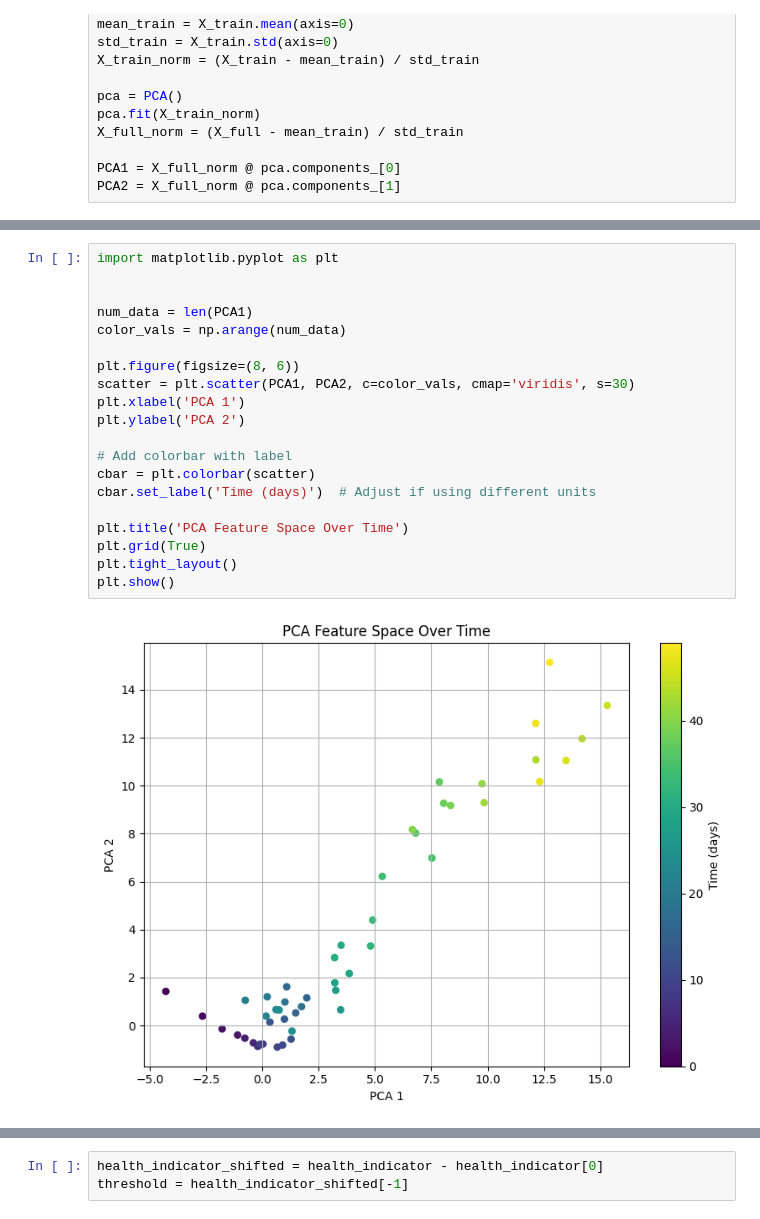
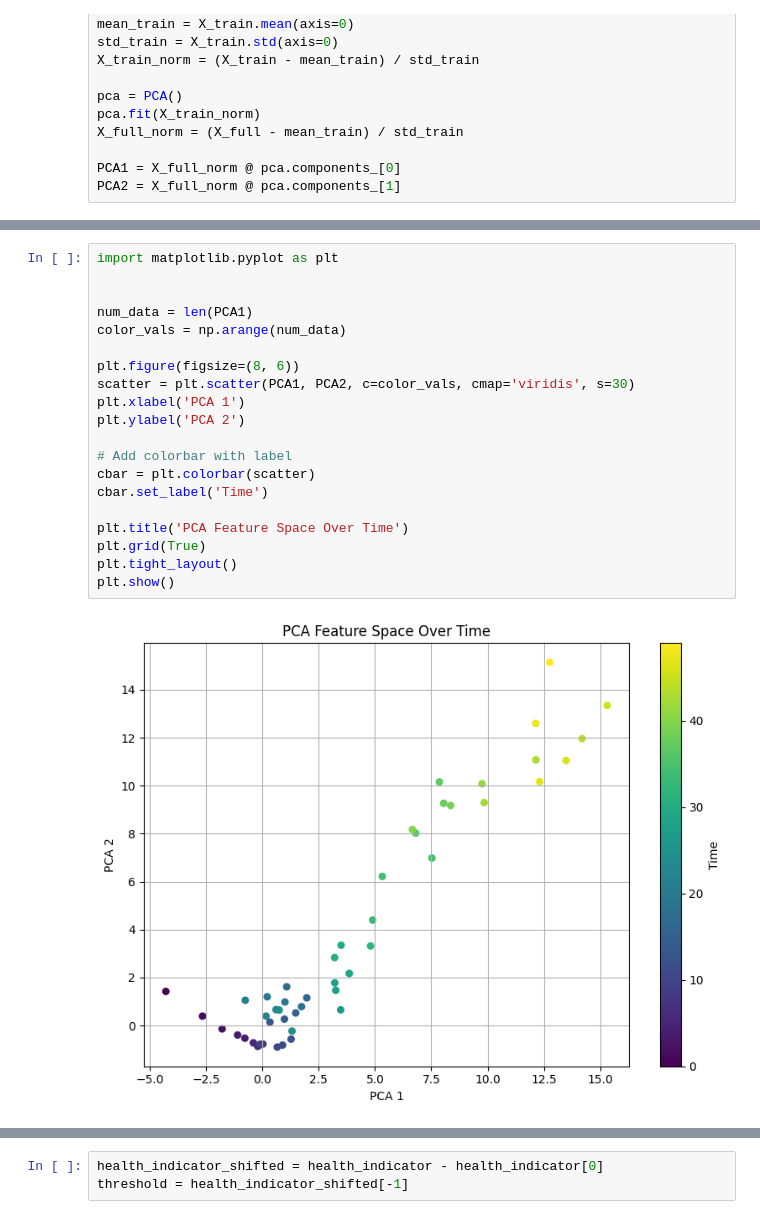
Before and after one commit to buchbindern/MathworksInPython, a Jupyter notebook: WindTurbineDegradation/WindTurbineDegradation.ipynb, the cells around one changed output, grey strips where cells are left out. Drawn from its saved outputs; the diff is of its cells as text.

```diff
--- a/WindTurbineDegradation/WindTurbineDegradation.ipynb
+++ b/WindTurbineDegradation/WindTurbineDegradation.ipynb
@@ -194,24 +206,24 @@ PCA2 = X_full_norm @ pca.components_[1]
 # %%
 import matplotlib.pyplot as plt
 
 
 num_data = len(PCA1)
 color_vals = np.arange(num_data)
 
 plt.figure(figsize=(8, 6))
 scatter = plt.scatter(PCA1, PCA2, c=color_vals, cmap='viridis', s=30)
 plt.xlabel('PCA 1')
 plt.ylabel('PCA 2')
 
 # Add colorbar with label
 cbar = plt.colorbar(scatter)
-cbar.set_label('Time (days)')  # Adjust if using different units
+cbar.set_label('Time')
 
 plt.title('PCA Feature Space Over Time')
 plt.grid(True)
 plt.tight_layout()
 plt.show()
 # %% [output]
-[figure, old version]
+[figure, new version]
 # %%
 import matplotlib.pyplot as plt
```
Also changed, not shown: parts of 4 cells of this notebook.
